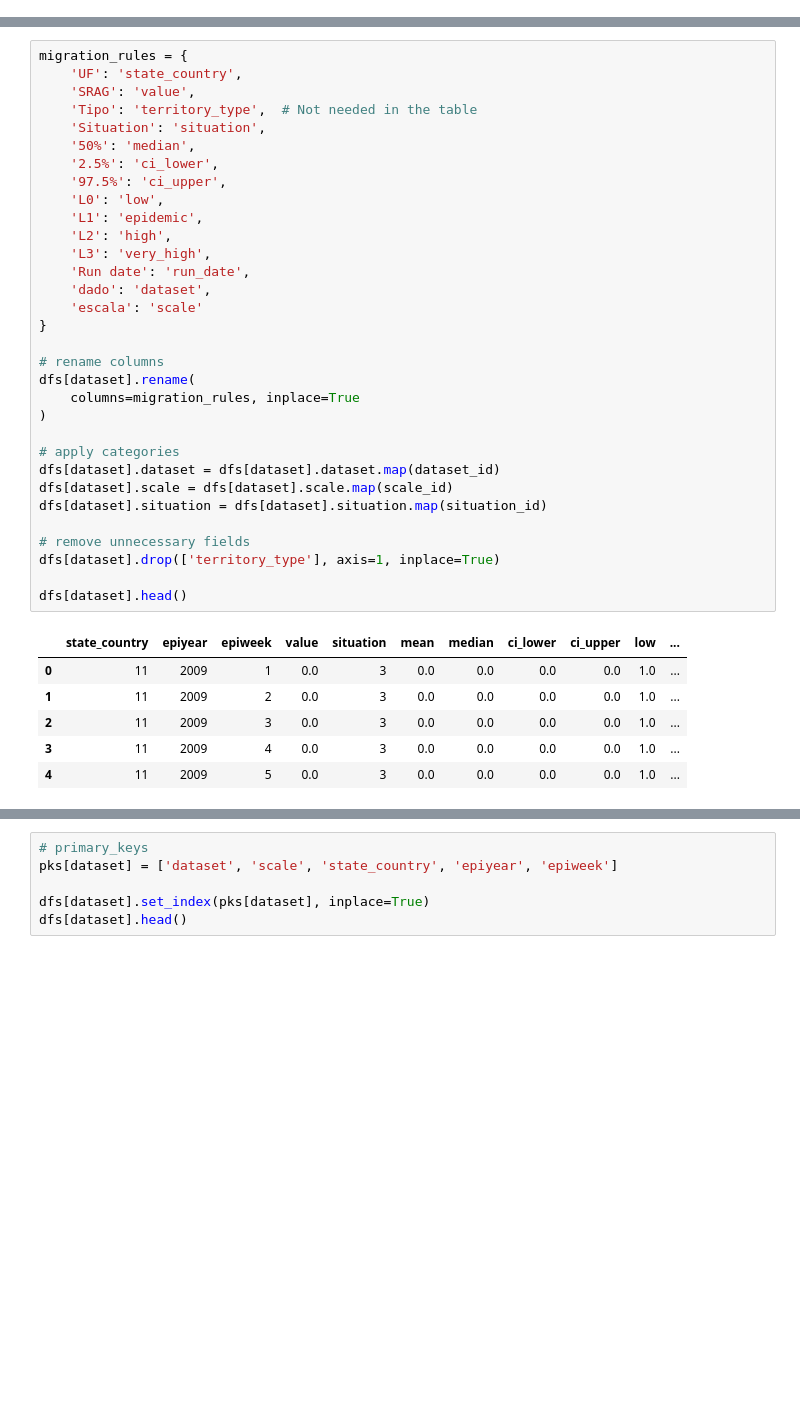
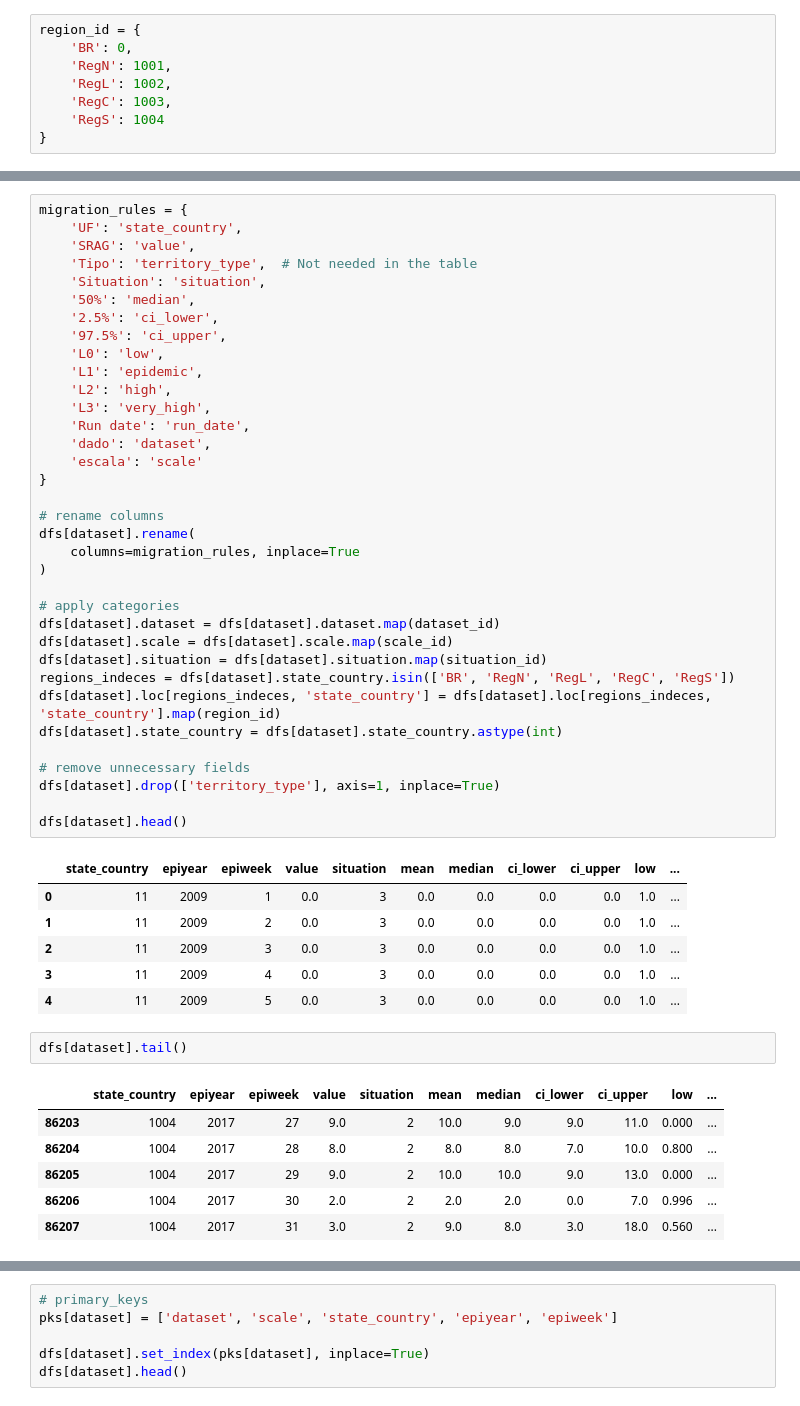
Before and after one commit to FluVigilanciaBR/fludashboard, a Jupyter notebook: Notebooks/Dataset-Migration.ipynb, the cells around one changed output, grey strips where cells are left out. Saved outputs shown, nothing was run; the diff lists cells and outputs as text; blank space fills up the shorter version.

Commit message:
Partially resolves FluVigilanciaBR/fludashboard#97
Updates in Notebook:
- Regional ID definition
- Convertion from Regional initials to ID

```diff
--- a/Notebooks/Dataset-Migration.ipynb
+++ b/Notebooks/Dataset-Migration.ipynb
@@ -69,3 +72,11 @@ territory_type_id = {
+# %%
+region_id = {
+    'BR': 0,
+    'RegN': 1001,
+    'RegL': 1002,
+    'RegC': 1003,
+    'RegS': 1004
+}
 # %% [markdown]
 ### Territory Table
 # %%
@@ -171,6 +182,9 @@ dfs[dataset].rename(
 dfs[dataset].dataset = dfs[dataset].dataset.map(dataset_id)
 dfs[dataset].scale = dfs[dataset].scale.map(scale_id)
 dfs[dataset].situation = dfs[dataset].situation.map(situation_id)
+regions_indeces = dfs[dataset].state_country.isin(['BR', 'RegN', 'RegL', 'RegC', 'RegS'])
+dfs[dataset].loc[regions_indeces, 'state_country'] = dfs[dataset].loc[regions_indeces, 'state_country'].map(region_id)
+dfs[dataset].state_country = dfs[dataset].state_country.astype(int)
 
 # remove unnecessary fields
 dfs[dataset].drop(['territory_type'], axis=1, inplace=True)
@@ -183,3 +197,12 @@ dfs[dataset].head()
 | 2 | 11 | 2009 | 3 | 0.0 | 3 | 0.0 | 0.0 | 0.0 | 0.0 | 1.0 | ... |
 | 3 | 11 | 2009 | 4 | 0.0 | 3 | 0.0 | 0.0 | 0.0 | 0.0 | 1.0 | ... |
 | 4 | 11 | 2009 | 5 | 0.0 | 3 | 0.0 | 0.0 | 0.0 | 0.0 | 1.0 | ... |
+# %%
+dfs[dataset].tail()
+# %% [output]
+|  | state_country | epiyear | epiweek | value | situation | mean | median | ci_lower | ci_upper | low | ... |
+| 86203 | 1004 | 2017 | 27 | 9.0 | 2 | 10.0 | 9.0 | 9.0 | 11.0 | 0.000 | ... |
+| 86204 | 1004 | 2017 | 28 | 8.0 | 2 | 8.0 | 8.0 | 7.0 | 10.0 | 0.800 | ... |
+| 86205 | 1004 | 2017 | 29 | 9.0 | 2 | 10.0 | 10.0 | 9.0 | 13.0 | 0.000 | ... |
+| 86206 | 1004 | 2017 | 30 | 2.0 | 2 | 2.0 | 2.0 | 0.0 | 7.0 | 0.996 | ... |
+| 86207 | 1004 | 2017 | 31 | 3.0 | 2 | 9.0 | 8.0 | 3.0 | 18.0 | 0.560 | ... |
```
Also changed, not shown: parts of 19 cells of this notebook.
